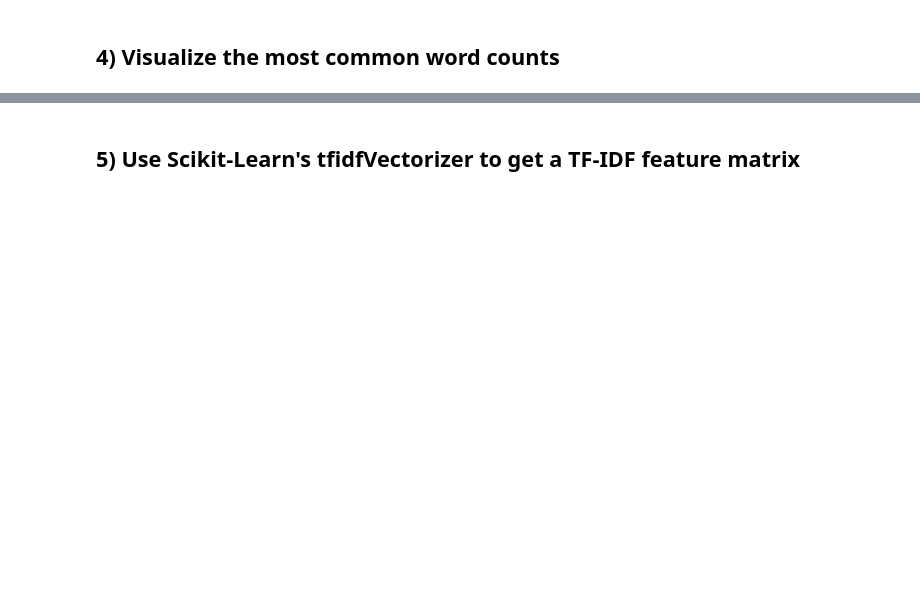
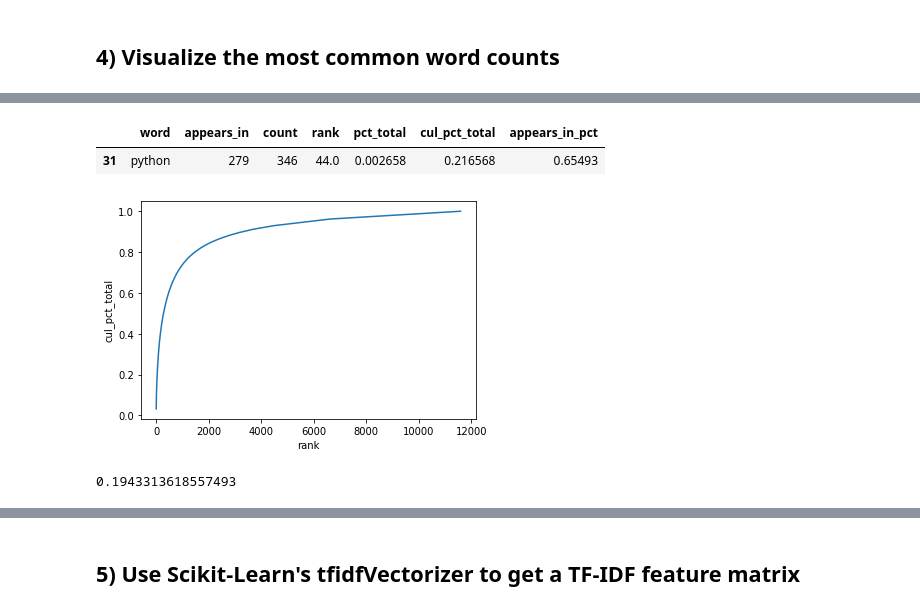
Before and after one commit to nsriniva/DS-Unit-4-Sprint-1-NLP, a Jupyter notebook: module2-vector-representations/LS_DS_412_Vector_Representations_Assignment.ipynb, the cells around one changed output, grey strips where cells are left out. Cells and saved outputs as stored; diff of their text form; code cells hidden in the pictures; blank space fills up the shorter version.

```diff
--- a/module2-vector-representations/LS_DS_412_Vector_Representations_Assignment.ipynb
+++ b/module2-vector-representations/LS_DS_412_Vector_Representations_Assignment.ipynb
@@ -69,0 +95,12 @@ raise Exception("\nThis task is not complete. \nReplace this line with your code
+# %%
+from collections import Counter
+# The object `Counter` takes an iterable, but you can instaniate an empty one and update it.
+word_counts = Counter()
+
+# Update it based on a split of each of our documents
+jobs_df.tokens.apply(lambda x: word_counts.update(x))
+
+# Print out the 10 most common words
+display(word_counts.most_common(50))
+
+data = [' '.join(datum) for datum in jobs_df.tokens.to_list()]
@@ -74,0 +135,20 @@ raise Exception("\nThis task is not complete. \nReplace this line with your code
+# %%
+##### Your Code Here #####
+from sklearn.feature_extraction.text import CountVectorizer
+
+# Learn our Vocab
+vect = CountVectorizer(stop_words='english',
+                       ngram_range=(1,2),
+                       min_df=17,
+                      )
+vect.fit(data)
+
+# Get sparse dtm (i.e. transform the data)
+dtm = vect.transform(data)
+
+features = vect.get_feature_names()
+display(len(features), features[:50])
+# Convert to dataframe
+dtm = pd.DataFrame(dtm.todense(), columns=features)
+print(dtm.shape)
+dtm.head()
@@ -79,0 +241,16 @@ raise Exception("\nThis task is not complete. \nReplace this line with your code
+# %%
+wc[wc.word == 'python']
+# %% [output]
+|  | word | appears_in | count | rank | pct_total | cul_pct_total | appears_in_pct |
+| 31 | python | 279 | 346 | 44.0 | 0.002658 | 0.216568 | 0.65493 |
+# %%
+import seaborn as sns
+
+# Cumulative Distribution Plot
+sns.lineplot(x='rank', y='cul_pct_total', data=wc);
+# %% [output]
+[figure, added]
+# %%
+wc[wc['rank'] <= 36]['cul_pct_total'].max()
+# %% [output]
+0.1943313618557493
```
Also changed, not shown: parts of 17 cells of this notebook, 1 other file.
